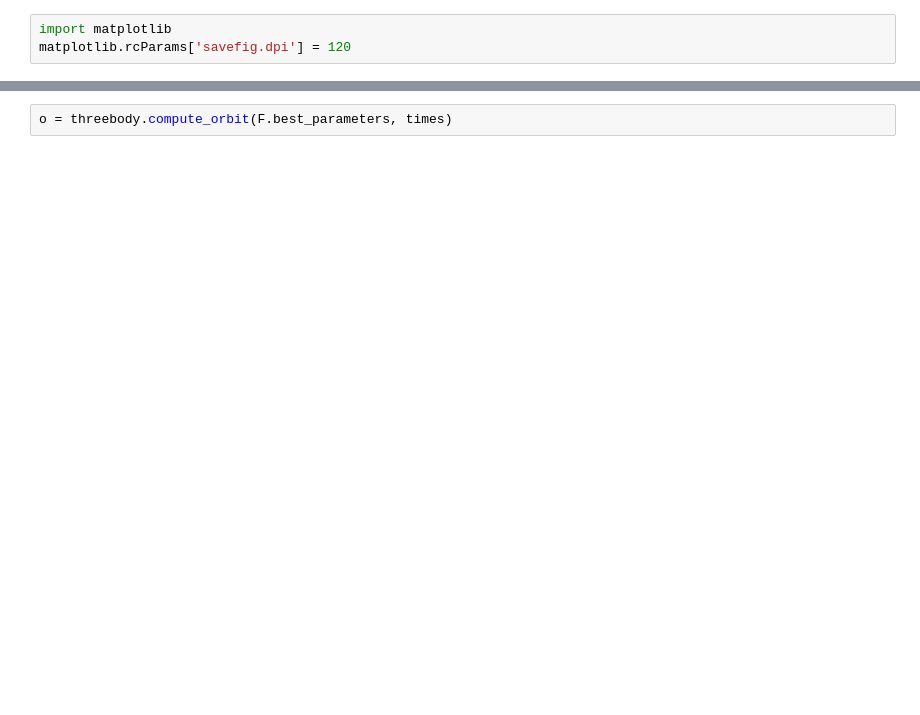
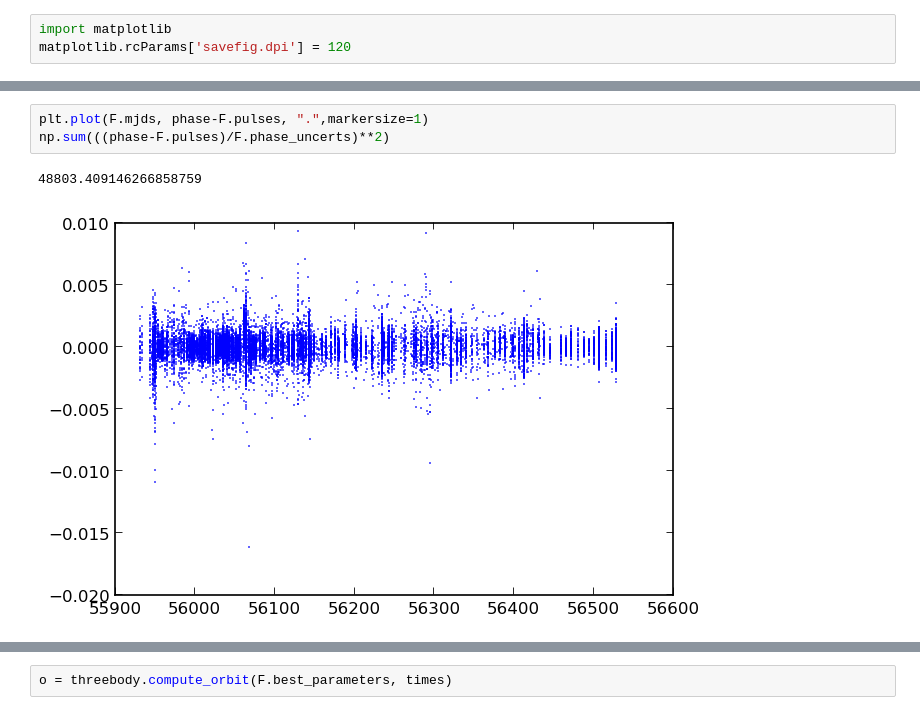
Before and after one commit to aarchiba/triplesystem, a Jupyter notebook: a-toa-generation.ipynb, the cells around one changed output, grey strips where cells are left out. Drawn from its saved outputs; the diff is of its cells as text; blank space fills up the shorter version.

```diff
--- a/a-toa-generation.ipynb
+++ b/a-toa-generation.ipynb
@@ -23,0 +66,6 @@ F = threebody.Fitter("0337+17-scott-2013-06-06",tzrmjd_middle='weighted',ppn_mod
+# %%
+plt.plot(F.mjds, phase-F.pulses, ".",markersize=1)
+np.sum(((phase-F.pulses)/F.phase_uncerts)**2)
+# %% [output]
+48803.409146266858759
+[figure, added]
```
Also changed, not shown: parts of 27 cells of this notebook, 26 other files.
